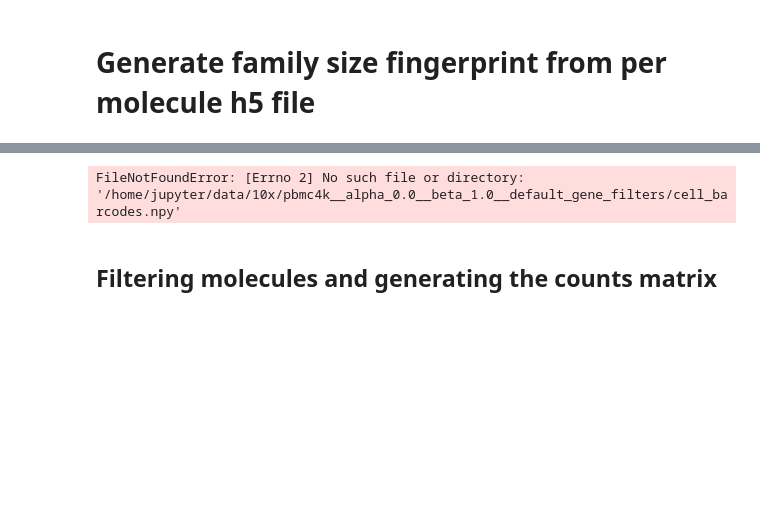
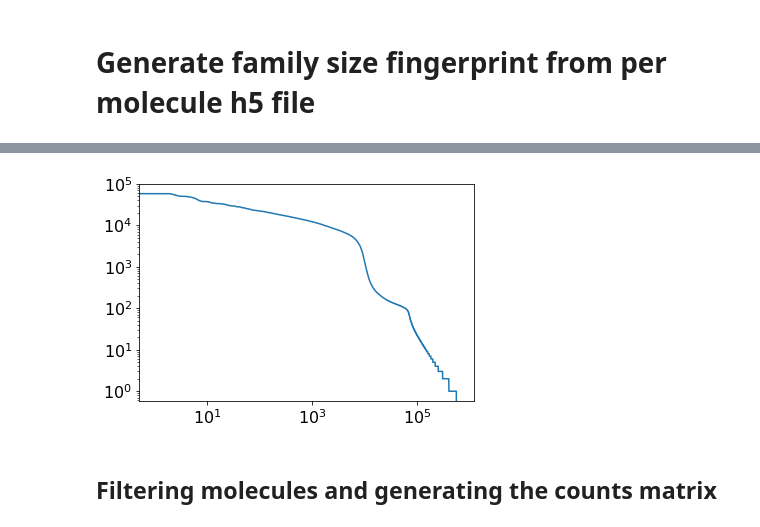
Before and after one commit to broadinstitute/CellBender, a Jupyter notebook: proto/chimera/notebooks/generate_fingerprint.ipynb, the cells around one changed output, grey strips where cells are left out. Saved outputs shown, nothing was run; the diff lists cells and outputs as text; code cells hidden in the pictures; blank space fills up the shorter version.

```diff
--- a/proto/chimera/notebooks/generate_fingerprint.ipynb
+++ b/proto/chimera/notebooks/generate_fingerprint.ipynb
@@ -18,8 +24,9 @@ from commons import MoleculeInfo
 plt.rc('xtick', labelsize=16)
 plt.rc('ytick', labelsize=16)
 # %%
-mol_info_h5_path = '/home/jupyter/data/10x/pbmc4k_ss_rate_0.25_molecule_info.h5'
-barcodes_to_include_path = '/home/jupyter/data/10x/pbmc4k__alpha_0.0__beta_1.0__default_gene_filters/cell_barcodes.npy'
+mol_info_h5_path = '/home/jupyter/data/10x/neuron_9k_molecule_info.h5'
+# barcodes_to_include_path = '/home/jupyter/data/10x/pbmc4k__alpha_0.0__beta_1.0__default_gene_filters/cell_barcodes.npy'
+barcodes_to_include_path = None
 
 mol_info = MoleculeInfo(mol_info_h5_path)
 if barcodes_to_include_path is not None:
@@ -38,4 +42,4 @@ WARNING:root:Ranking barcodes by UMI and read count...
-FileNotFoundError: [Errno 2] No such file or directory: '/home/jupyter/data/10x/pbmc4k__alpha_0.0__beta_1.0__default_gene_filters/cell_barcodes.npy'
+[figure, added]
 # %% [markdown]
 ## Filtering molecules and generating the counts matrix
 # %%
```
Also changed, not shown: parts of 5 cells of this notebook, 3 other files.
